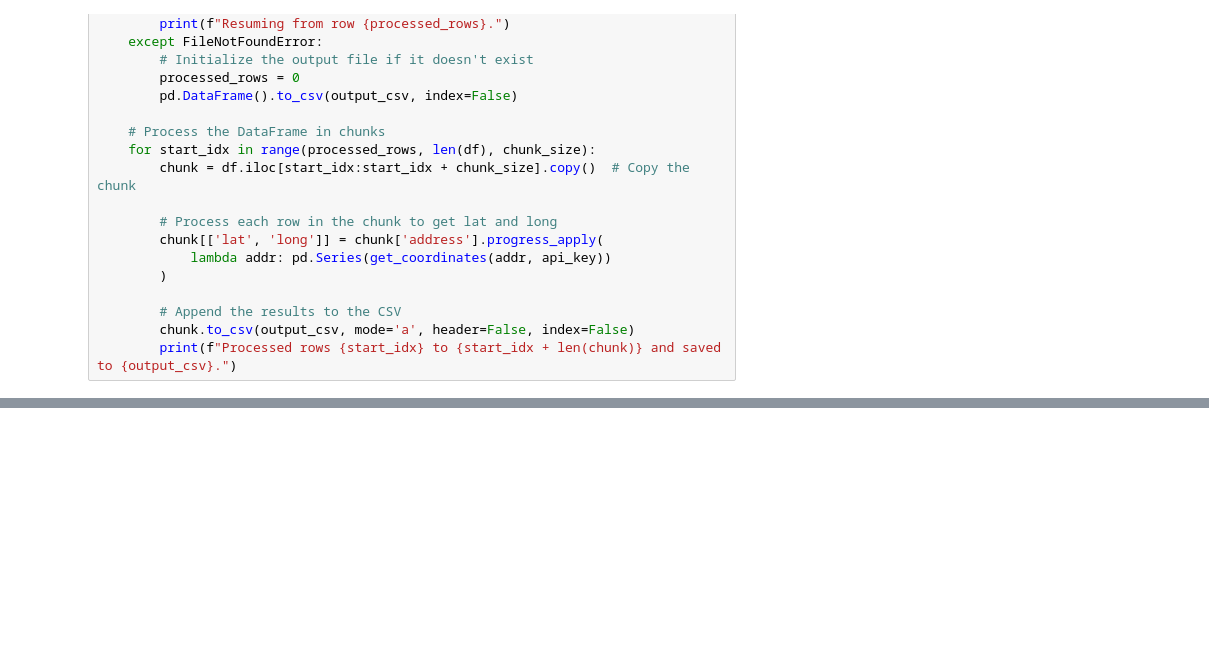
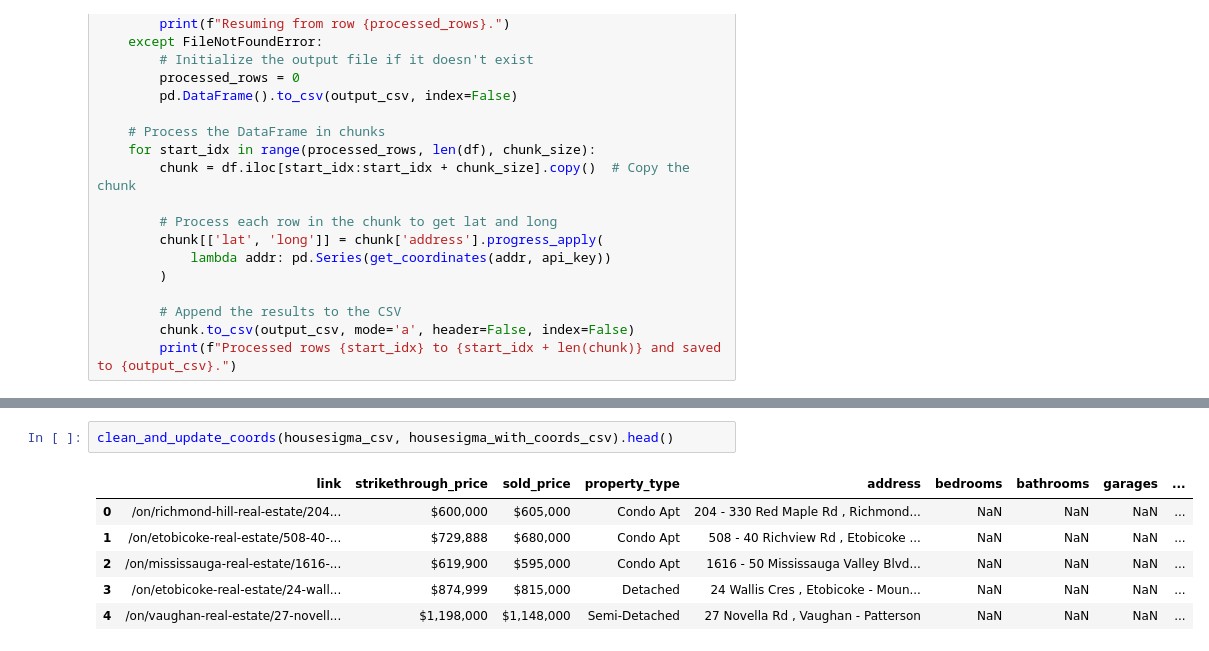
Before and after one commit to sunnyjen/CME358-Final_project, a Jupyter notebook: 1_data_extraction/add_geo_coordinates.ipynb, the cells around one changed output, grey strips where cells are left out. Cells and saved outputs as stored; diff of their text form; blank space fills up the shorter version.

```diff
--- a/1_data_extraction/add_geo_coordinates.ipynb
+++ b/1_data_extraction/add_geo_coordinates.ipynb
@@ -155,0 +203,9 @@ Index(['Unnamed: 0', 'price', 'address', 'rooms', 'room dimensions',
+# %%
+clean_and_update_coords(housesigma_csv, housesigma_with_coords_csv).head()
+# %% [output]
+|  | link | strikethrough_price | sold_price | property_type | address | bedrooms | bathrooms | garages | ... |
+| 0 | /on/richmond-hill-real-estate/204... | $600,000 | $605,000 | Condo Apt | 204 - 330 Red Maple Rd , Richmond... | NaN | NaN | NaN | ... |
+| 1 | /on/etobicoke-real-estate/508-40-... | $729,888 | $680,000 | Condo Apt | 508 - 40 Richview Rd , Etobicoke ... | NaN | NaN | NaN | ... |
+| 2 | /on/mississauga-real-estate/1616-... | $619,900 | $595,000 | Condo Apt | 1616 - 50 Mississauga Valley Blvd... | NaN | NaN | NaN | ... |
+| 3 | /on/etobicoke-real-estate/24-wall... | $874,999 | $815,000 | Detached | 24 Wallis Cres , Etobicoke - Moun... | NaN | NaN | NaN | ... |
+| 4 | /on/vaughan-real-estate/27-novell... | $1,198,000 | $1,148,000 | Semi-Detached | 27 Novella Rd , Vaughan - Patterson | NaN | NaN | NaN | ... |
```
Also changed, not shown: parts of 9 cells of this notebook, 14 other files.
